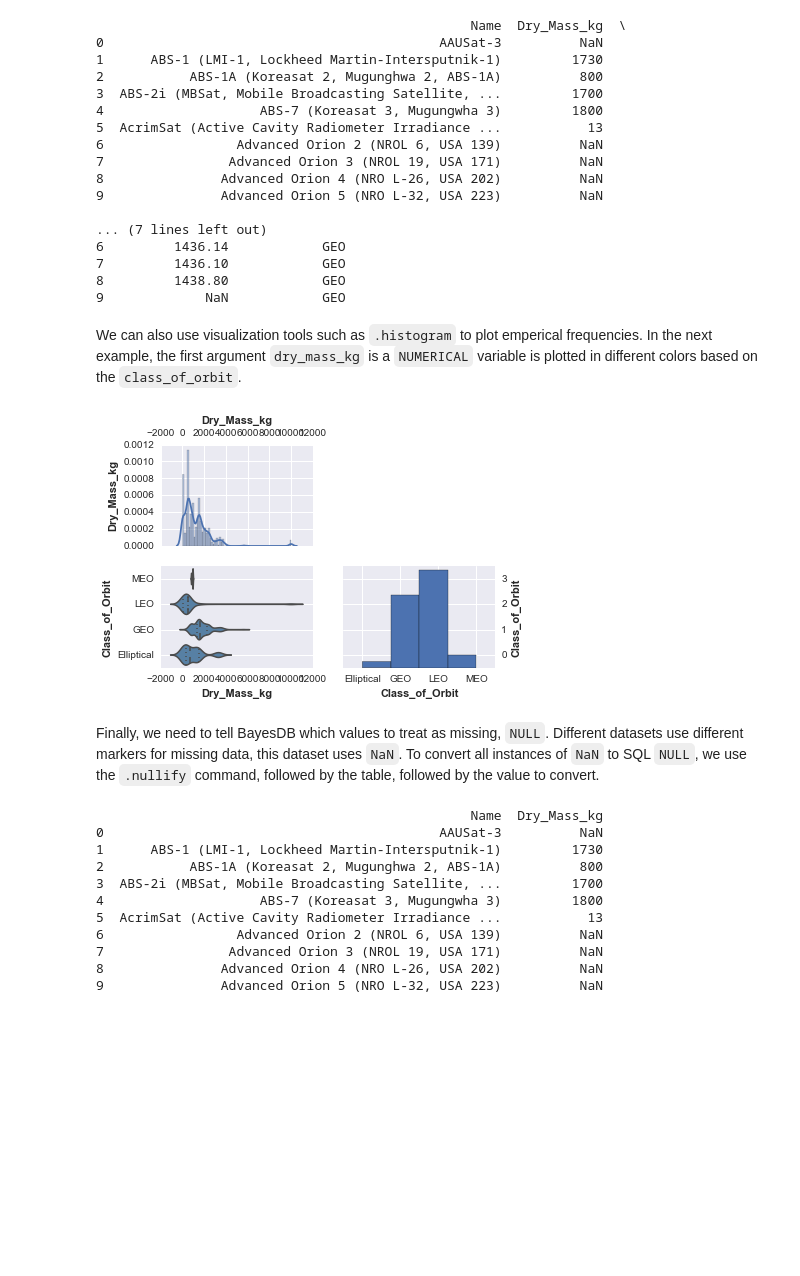
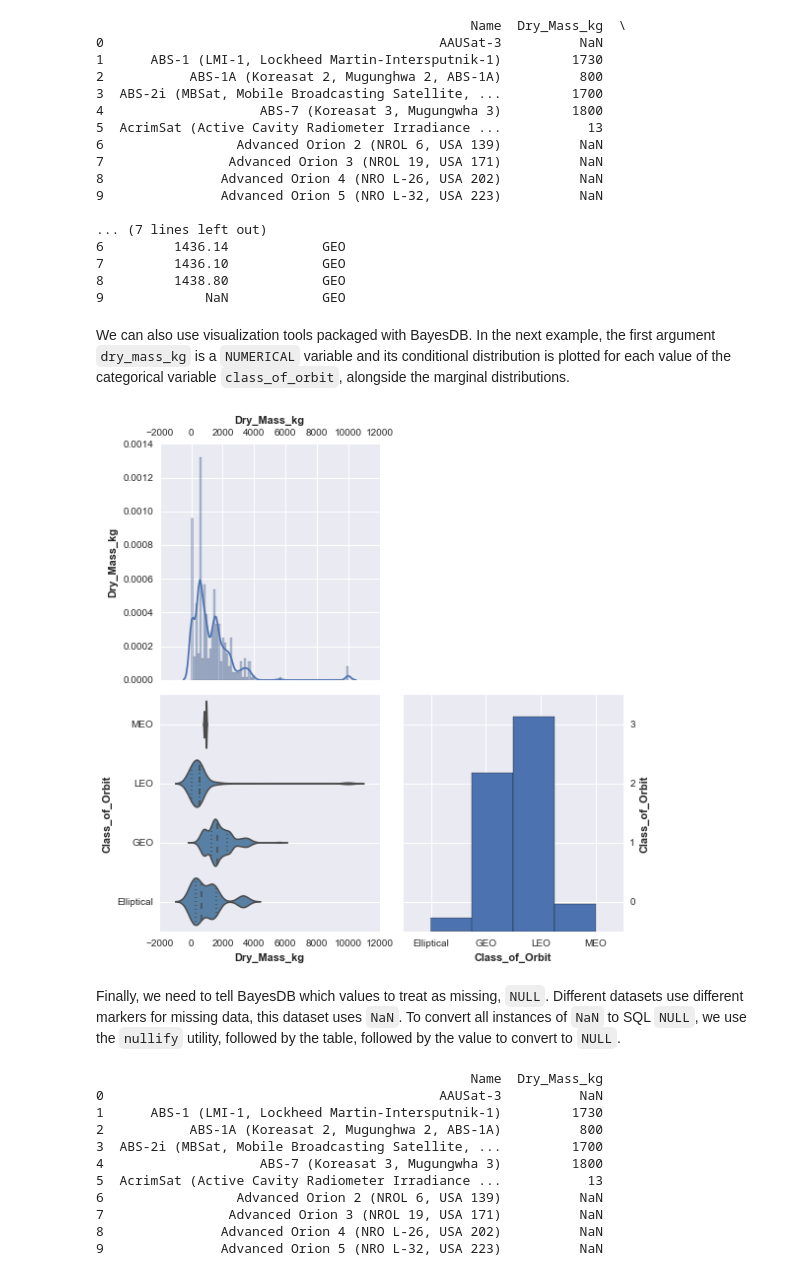
Before and after one commit to probcomp/bayeslite, a Jupyter notebook: examples/Satellites.ipynb, the cells around one changed output. Drawn from its saved outputs; the diff is of its cells as text; code cells hidden in the pictures; blank space fills up the shorter version.

Commit message:
Using bdb.execute(), markdown

```diff
--- a/examples/Satellites.ipynb
+++ b/examples/Satellites.ipynb
@@ -64,12 +81,20 @@ print do_query(satellites_bdb, "SELECT name, dry_mass_kg, period_minutes, class_
 8         1438.80            GEO
 9             NaN            GEO
 # %% [markdown]
-We can also use visualization tools such as `.histogram` to plot emperical frequencies. In the next example, the first argument `dry_mass_kg` is a `NUMERICAL` variable is plotted in different colors based on the `class_of_orbit`.
+We can also use visualization tools packaged with BayesDB. In the next example, the first argument `dry_mass_kg` is a `NUMERICAL` variable and its conditional distribution is plotted for each value of the categorical variable `class_of_orbit`, alongside the marginal distributions.
-# %%
-df = do_query(satellites_bdb, 'SELECT dry_mass_kg, class_of_orbit FROM satellites').as_df()
-gs = plotutils.pairplot(df, bdb=satellites_bdb)
-# %% [output]
-[figure, removed]
+# %%
+df = bu.cursor_to_df(satellites_bdb.execute('SELECT dry_mass_kg, class_of_orbit FROM satellites'))
+from bdbcontrib import plotutils
+import matplotlib.pyplot as plt
+%matplotlib inline
+c = len(df.columns)*4
+fig = plt.figure(tight_layout=True, figsize=(c, c))
+gs = plotutils.pairplot(df, bdb=satellites_bdb, generator_name='satellites_cc',
+                        use_shortname=None, show_contour=False,
+                        colorby=None, show_missing=True, show_full=False)
+plt.show()
+# %% [output]
+[figure, added]
 # %% [markdown]
-Finally, we need to tell BayesDB which values to treat as missing, `NULL`. Different datasets use different markers for missing data, this dataset uses `NaN`. To convert all instances of `NaN` to SQL `NULL`, we use the `.nullify` command, followed by the table, followed by the value to convert.
+Finally, we need to tell BayesDB which values to treat as missing, `NULL`. Different datasets use different markers for missing data, this dataset uses `NaN`. To convert all instances of `NaN` to SQL `NULL`, we use the `nullify` utility, followed by the table, followed by the value to convert to `NULL`.
 # %%
```
Also changed, not shown: parts of 22 cells of this notebook.
